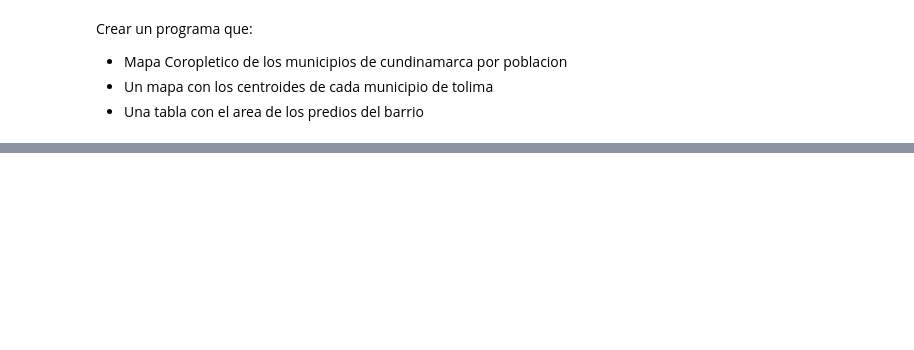
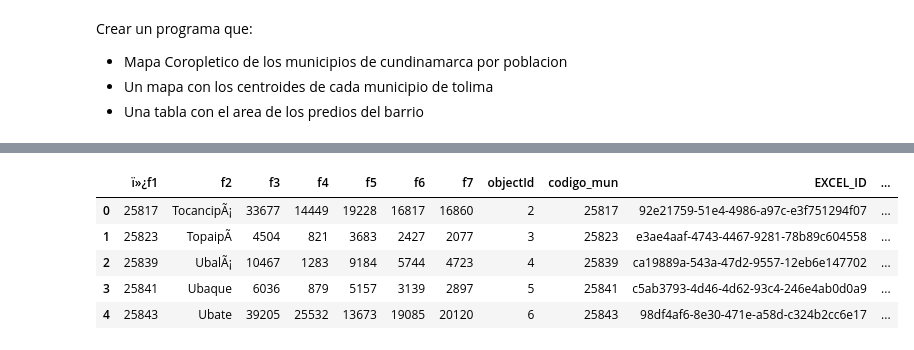
Before and after one commit to Juanitam06/Parcial_Final, a Jupyter notebook: ParcialFinal.ipynb, the cells around one changed output, grey strips where cells are left out. Saved outputs shown, nothing was run; the diff lists cells and outputs as text; code cells hidden in the pictures; blank space fills up the shorter version.

```diff
--- a/ParcialFinal.ipynb
+++ b/ParcialFinal.ipynb
@@ -36,0 +31,10 @@ DriverError: '/content/drive/MyDrive/cundinamarcapoblacion.json' not recognized
+# %%
+df = pd.read_csv('/content/drive/MyDrive/Poblacin_2017_en_Cundinamarca.csv', encoding='latin1')
+df.head()
+# %% [output]
+|  | ï»¿f1 | f2 | f3 | f4 | f5 | f6 | f7 | objectId | codigo_mun | EXCEL_ID | ... |
+| 0 | 25817 | TocancipÃ¡ | 33677 | 14449 | 19228 | 16817 | 16860 | 2 | 25817 | 92e21759-51e4-4986-a97c-e3f751294f07 | ... |
+| 1 | 25823 | TopaipÃ­ | 4504 | 821 | 3683 | 2427 | 2077 | 3 | 25823 | e3ae4aaf-4743-4467-9281-78b89c604558 | ... |
+| 2 | 25839 | UbalÃ¡ | 10467 | 1283 | 9184 | 5744 | 4723 | 4 | 25839 | ca19889a-543a-47d2-9557-12eb6e147702 | ... |
+| 3 | 25841 | Ubaque | 6036 | 879 | 5157 | 3139 | 2897 | 5 | 25841 | c5ab3793-4d46-4d62-93c4-246e4ab0d0a9 | ... |
+| 4 | 25843 | Ubate | 39205 | 25532 | 13673 | 19085 | 20120 | 6 | 25843 | 98df4af6-8e30-471e-a58d-c324b2cc6e17 | ... |
```
Also changed, not shown: parts of 4 cells of this notebook.
